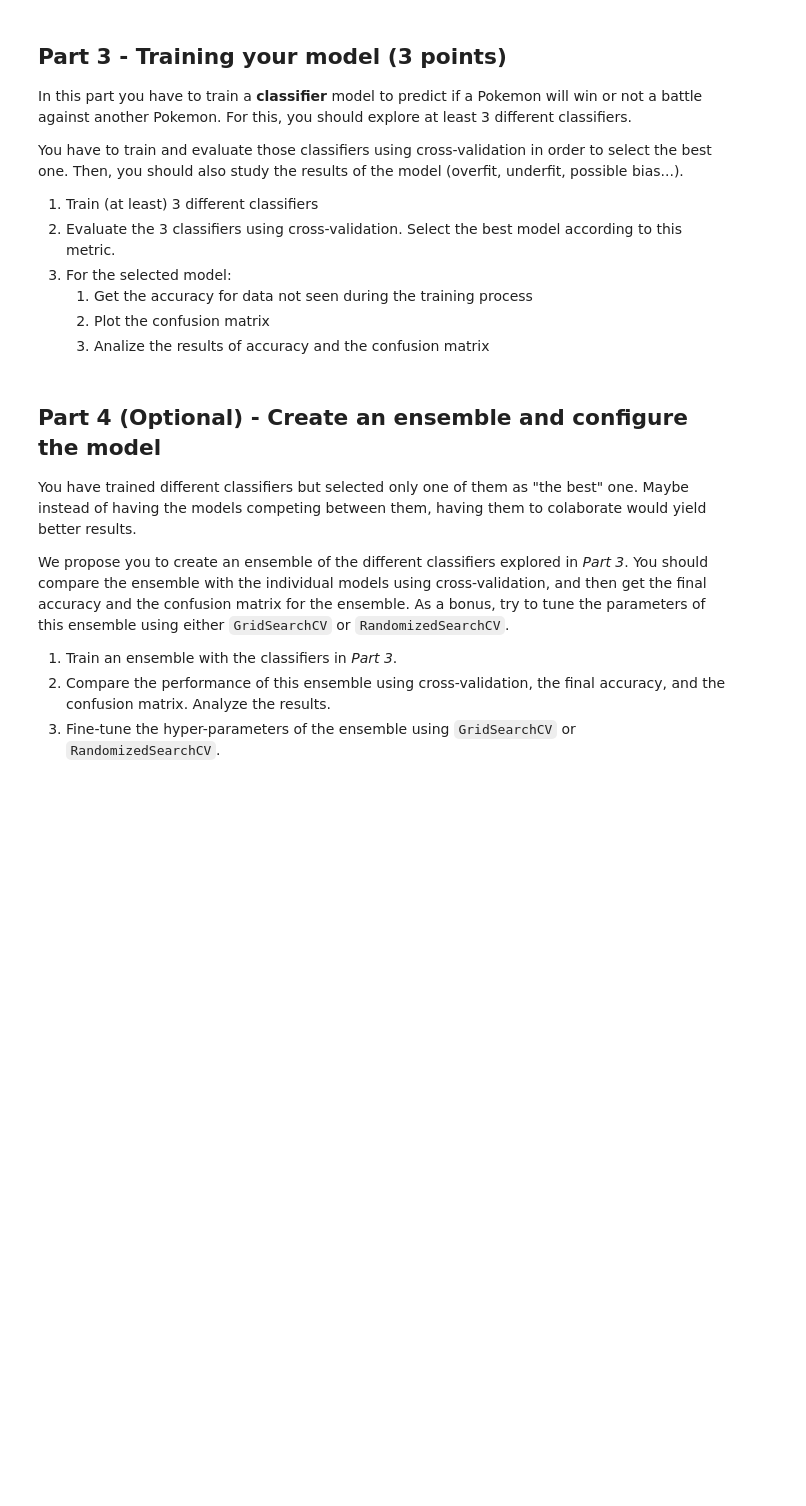
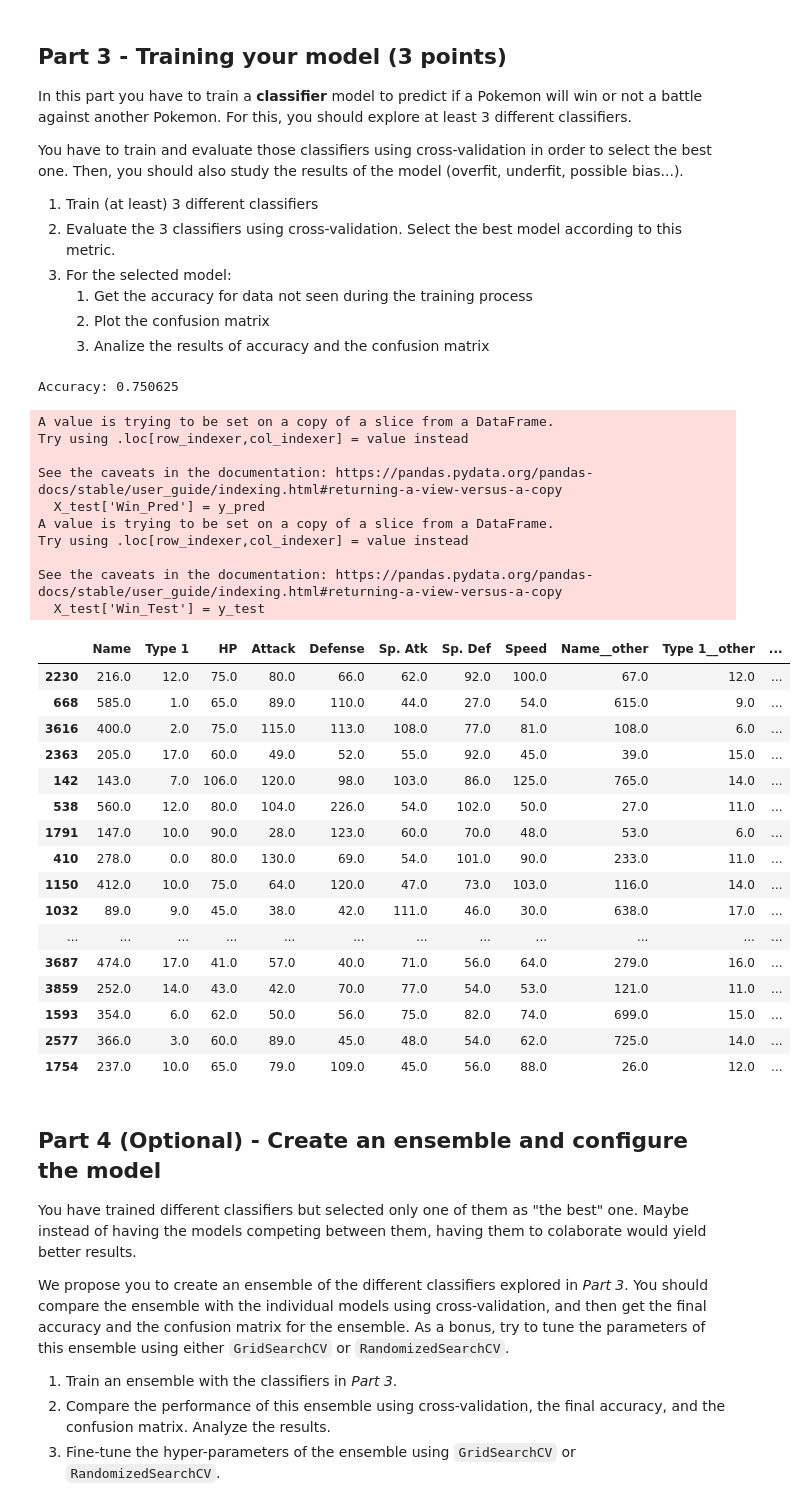
Before and after one commit to elskater98/ml-pokemon-prediction, a Jupyter notebook: pokemon_basic-ml.ipynb, the cells around one changed output. Drawn from its saved outputs; the diff is of its cells as text; code cells hidden in the pictures; blank space fills up the shorter version.

Commit message:
Naive Bayes

```diff
--- a/pokemon_basic-ml.ipynb
+++ b/pokemon_basic-ml.ipynb
@@ -325,4 +337,45 @@ You have to train and evaluate those classifiers using cross-validation in order
    2. Plot the confusion matrix
    3. Analize the results of accuracy and the confusion matrix
 # %%
-# Your code here...
+# Classifier A: Naive Bayes
+# https://scikit-learn.org/stable/modules/naive_bayes.html
+# https://www.datacamp.com/community/tutorials/naive-bayes-scikit-learn
+X, y = get_Xy(processing_df) # X = features , y = target (Win/Loss)
+X_train, X_test, y_train, y_test = train_test_split(X, y, test_size=0.4, random_state=0)
+# %%
+gnb = GaussianNB()
+y_pred = gnb.fit(X_train, y_train).predict(X_test) # Train the model and predict the response of the dataset
+# %%
+print("Accuracy:",metrics.accuracy_score(y_test, y_pred))
+X_test['Win_Pred'] = y_pred
+X_test['Win_Test'] = y_test
+X_test.head(50)
+# %% [output]
+Accuracy: 0.750625
+A value is trying to be set on a copy of a slice from a DataFrame.
+Try using .loc[row_indexer,col_indexer] = value instead
+
+See the caveats in the documentation: https://pandas.pydata.org/pandas-docs/stable/user_guide/indexing.html#returning-a-view-versus-a-copy
+  X_test['Win_Pred'] = y_pred
+A value is trying to be set on a copy of a slice from a DataFrame.
+Try using .loc[row_indexer,col_indexer] = value instead
+
+See the caveats in the documentation: https://pandas.pydata.org/pandas-docs/stable/user_guide/indexing.html#returning-a-view-versus-a-copy
+  X_test['Win_Test'] = y_test
+|  | Name | Type 1 | HP | Attack | Defense | Sp. Atk | Sp. Def | Speed | Name__other | Type 1__other | ... |
+| 2230 | 216.0 | 12.0 | 75.0 | 80.0 | 66.0 | 62.0 | 92.0 | 100.0 | 67.0 | 12.0 | ... |
+| 668 | 585.0 | 1.0 | 65.0 | 89.0 | 110.0 | 44.0 | 27.0 | 54.0 | 615.0 | 9.0 | ... |
+| 3616 | 400.0 | 2.0 | 75.0 | 115.0 | 113.0 | 108.0 | 77.0 | 81.0 | 108.0 | 6.0 | ... |
+| 2363 | 205.0 | 17.0 | 60.0 | 49.0 | 52.0 | 55.0 | 92.0 | 45.0 | 39.0 | 15.0 | ... |
+| 142 | 143.0 | 7.0 | 106.0 | 120.0 | 98.0 | 103.0 | 86.0 | 125.0 | 765.0 | 14.0 | ... |
+| 538 | 560.0 | 12.0 | 80.0 | 104.0 | 226.0 | 54.0 | 102.0 | 50.0 | 27.0 | 11.0 | ... |
+| 1791 | 147.0 | 10.0 | 90.0 | 28.0 | 123.0 | 60.0 | 70.0 | 48.0 | 53.0 | 6.0 | ... |
+| 410 | 278.0 | 0.0 | 80.0 | 130.0 | 69.0 | 54.0 | 101.0 | 90.0 | 233.0 | 11.0 | ... |
+| 1150 | 412.0 | 10.0 | 75.0 | 64.0 | 120.0 | 47.0 | 73.0 | 103.0 | 116.0 | 14.0 | ... |
+| 1032 | 89.0 | 9.0 | 45.0 | 38.0 | 42.0 | 111.0 | 46.0 | 30.0 | 638.0 | 17.0 | ... |
+| ... | ... | ... | ... | ... | ... | ... | ... | ... | ... | ... | ... |
+| 3687 | 474.0 | 17.0 | 41.0 | 57.0 | 40.0 | 71.0 | 56.0 | 64.0 | 279.0 | 16.0 | ... |
+| 3859 | 252.0 | 14.0 | 43.0 | 42.0 | 70.0 | 77.0 | 54.0 | 53.0 | 121.0 | 11.0 | ... |
+| 1593 | 354.0 | 6.0 | 62.0 | 50.0 | 56.0 | 75.0 | 82.0 | 74.0 | 699.0 | 15.0 | ... |
+| 2577 | 366.0 | 3.0 | 60.0 | 89.0 | 45.0 | 48.0 | 54.0 | 62.0 | 725.0 | 14.0 | ... |
+| 1754 | 237.0 | 10.0 | 65.0 | 79.0 | 109.0 | 45.0 | 56.0 | 88.0 | 26.0 | 12.0 | ... |
```
Also changed, not shown: parts of 13 cells of this notebook, 5 other files.
